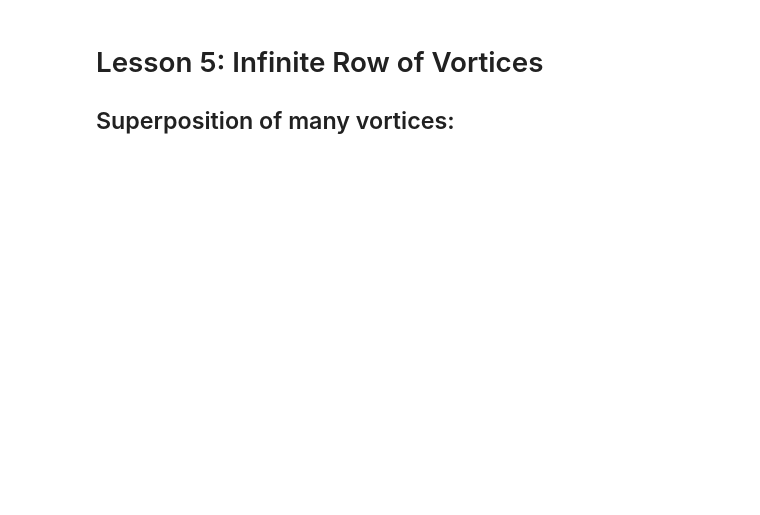
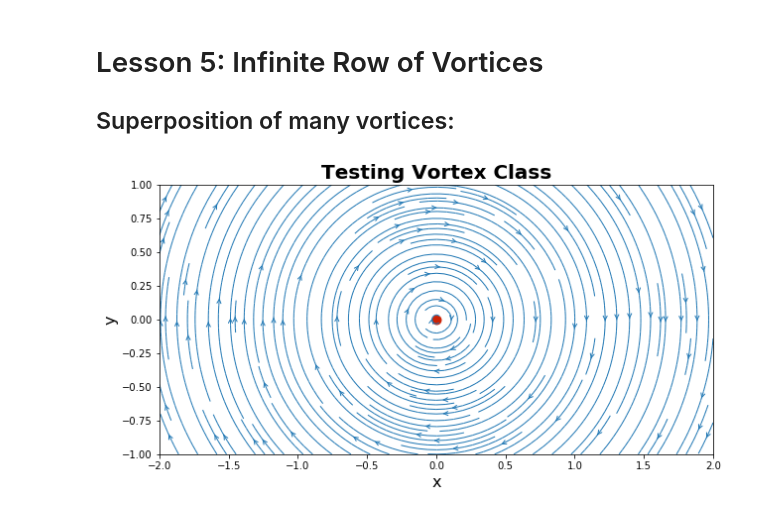
Before and after one commit to bobforcha/mae6226_workspace, a Jupyter notebook: lesson05.ipynb, the cells around one changed output. Cells and saved outputs as stored; diff of their text form; code cells hidden in the pictures; blank space fills up the shorter version.

Commit message:
wrote code to test Vortex class

```diff
--- a/lesson05.ipynb
+++ b/lesson05.ipynb
@@ -101,3 +101,26 @@ class Vortex:
         psi = self.strength/(4*math.pi)*np.log((X - self.x)**2 + (Y - self.y)**2)
 
         return psi
+# %%
+# quick test of Vortex class
+N = 50
+x_start, x_end = -2.0, 2.0
+y_start, y_end = -1.0, 1.0
+x = np.linspace(x_start, x_end, N)
+y = np.linspace(y_start, y_end, N)
+X, Y = np.meshgrid(x,y)
+vort = Vortex(5.0, 0.0, 0.0)
+
+u_vort, v_vort = vort.velocity(X, Y)
+
+size = 10
+plt.figure(figsize=(size, (y_end-y_start)/(x_end-x_start)*size))
+plt.xlabel('x', fontsize=16)
+plt.ylabel('y', fontsize=16)
+plt.title('Testing Vortex Class', fontsize=20, fontweight='bold')
+plt.xlim(x_start, x_end)
+plt.ylim(y_start, y_end)
+plt.streamplot(X, Y, u_vort, v_vort, density=2, linewidth=1, arrowsize=1, arrowstyle='->')
+plt.scatter(vort.x, vort.y, color='#CD2305', s=80, marker='o');
+# %% [output]
+[figure, added]
```
